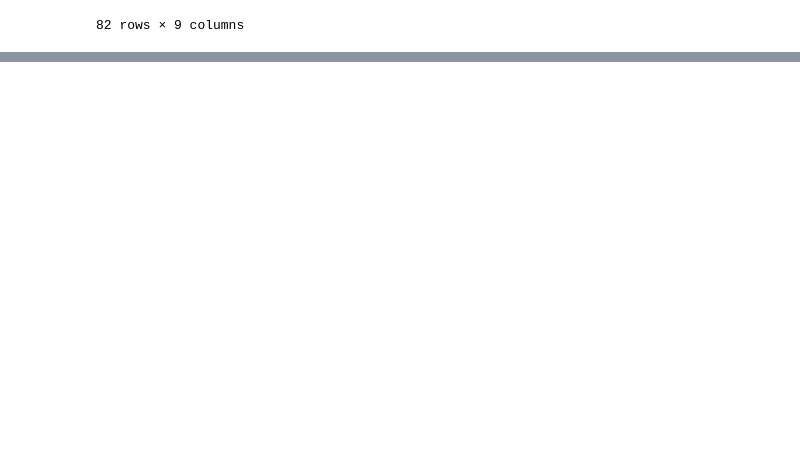
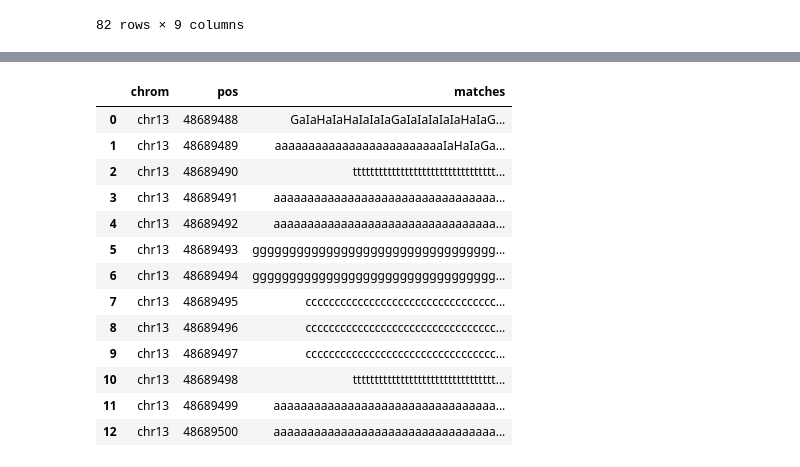
Before and after one commit to EunjinKwon/2024-Bioinformatics, a Jupyter notebook: 과제3.ipynb, the cells around one changed output, grey strips where cells are left out. Drawn from its saved outputs; the diff is of its cells as text; code cells hidden in the pictures; blank space fills up the shorter version.

```diff
--- a/과제3.ipynb
+++ b/과제3.ipynb
@@ -149,0 +207,17 @@ with open('/mnt/c/Users/user/Desktop/과제/Mirlet7g.bedgraph', 'w') as f:
+# %%
+pileup2[['chrom', 'pos', 'matches']]
+# %% [output]
+|  | chrom | pos | matches |
+| 0 | chr13 | 48689488 | GaIaHaIaHaIaIaIaGaIaIaIaIaIaHaIaG... |
+| 1 | chr13 | 48689489 | aaaaaaaaaaaaaaaaaaaaaaaaaIaHaIaGa... |
+| 2 | chr13 | 48689490 | ttttttttttttttttttttttttttttttttt... |
+| 3 | chr13 | 48689491 | aaaaaaaaaaaaaaaaaaaaaaaaaaaaaaaaa... |
+| 4 | chr13 | 48689492 | aaaaaaaaaaaaaaaaaaaaaaaaaaaaaaaaa... |
+| 5 | chr13 | 48689493 | ggggggggggggggggggggggggggggggggg... |
+| 6 | chr13 | 48689494 | ggggggggggggggggggggggggggggggggg... |
+| 7 | chr13 | 48689495 | ccccccccccccccccccccccccccccccccc... |
+| 8 | chr13 | 48689496 | ccccccccccccccccccccccccccccccccc... |
+| 9 | chr13 | 48689497 | ccccccccccccccccccccccccccccccccc... |
+| 10 | chr13 | 48689498 | ttttttttttttttttttttttttttttttttt... |
+| 11 | chr13 | 48689499 | aaaaaaaaaaaaaaaaaaaaaaaaaaaaaaaaa... |
+| 12 | chr13 | 48689500 | aaaaaaaaaaaaaaaaaaaaaaaaaaaaaaaaa... |
```
Also changed, not shown: parts of 9 cells of this notebook.
